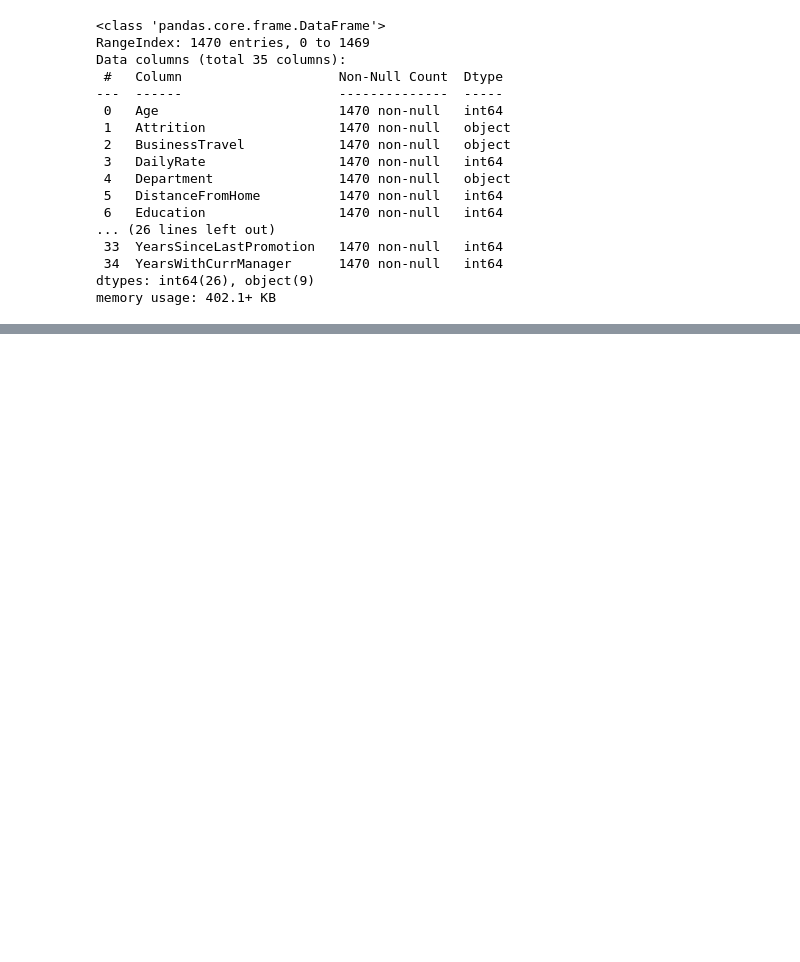
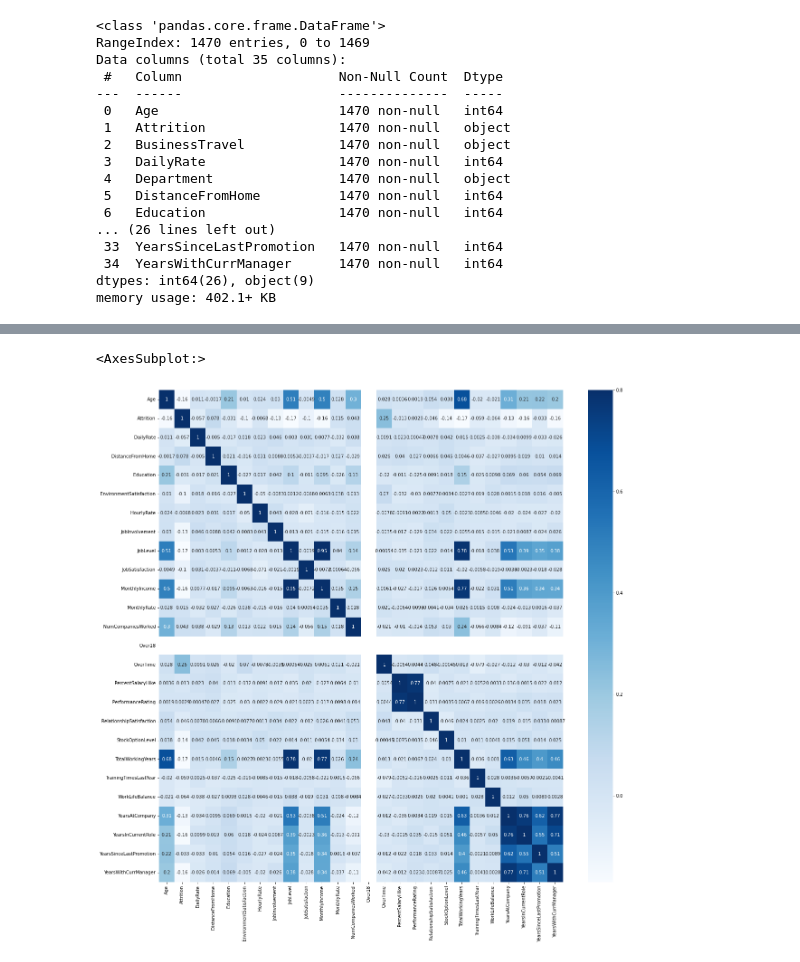
Before and after one commit to eeeds/MLOps-Camp, a Jupyter notebook: 7-Project/notebooks/model.ipynb, the cells around one changed output, grey strips where cells are left out. Saved outputs shown, nothing was run; the diff lists cells and outputs as text; code cells hidden in the pictures; blank space fills up the shorter version.

```diff
--- a/7-Project/notebooks/model.ipynb
+++ b/7-Project/notebooks/model.ipynb
@@ -53,0 +147,5 @@ employee_df.describe()
+# %%
+# We've got some columns that are not useful for our analysis: EmployeeCount, StandardHours, EmployeeNumber.
+# We can drop them from our dataset.
+
+employee_df.drop(['EmployeeCount', 'StandardHours', 'EmployeeNumber'], axis=1, inplace=True)
@@ -53,0 +205,10 @@ employee_df.describe()
+# %%
+#Correlations
+corr = employee_df.corr()
+# %%
+#Plotting the correlation matrix
+f, ax = plt.subplots(figsize =(20,20))
+sns.heatmap(corr, vmax = .8, annot = True, cmap = 'Blues')
+# %% [output]
+<AxesSubplot:>
+[figure, added]
```
Also changed, not shown: parts of 24 cells of this notebook.
